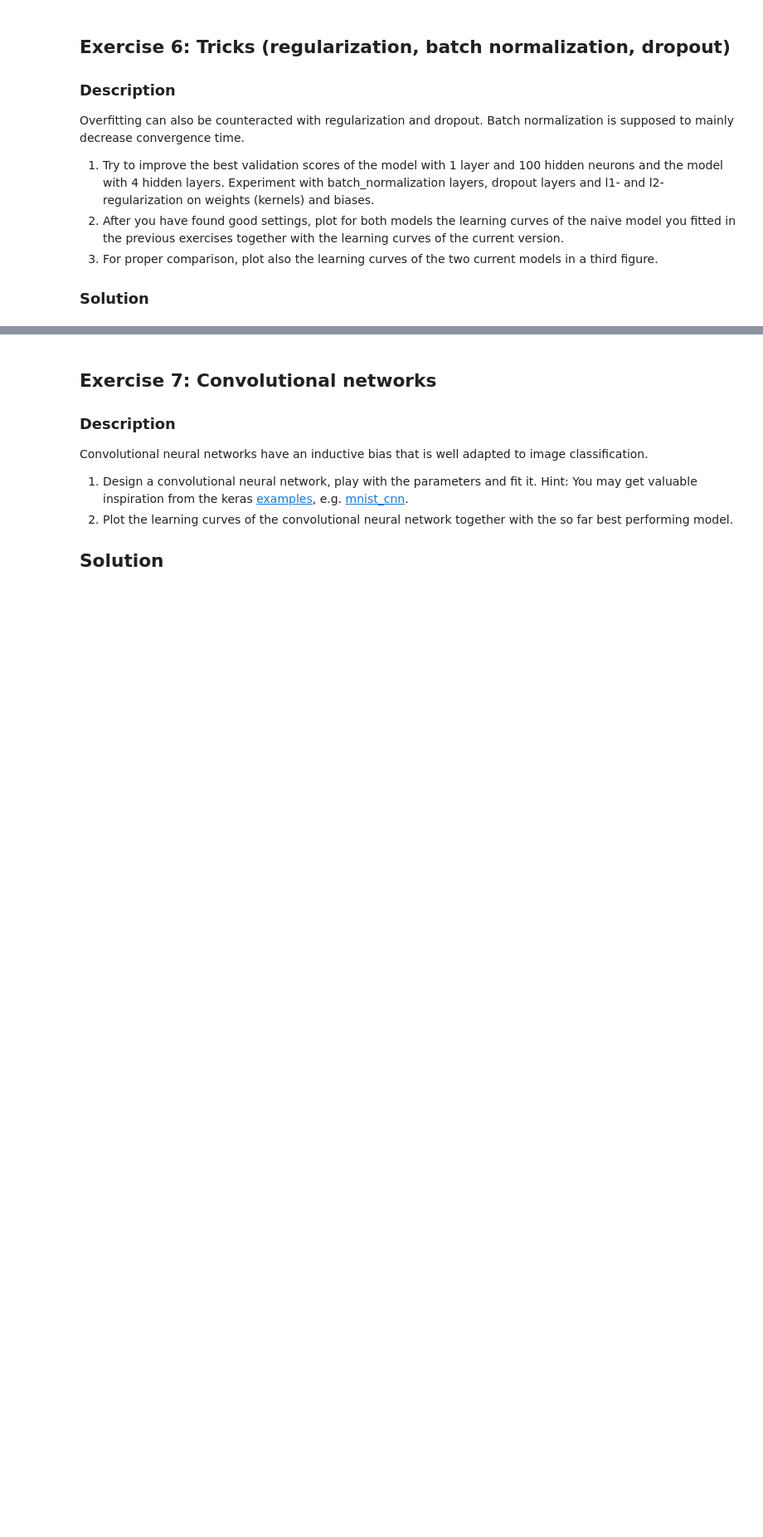
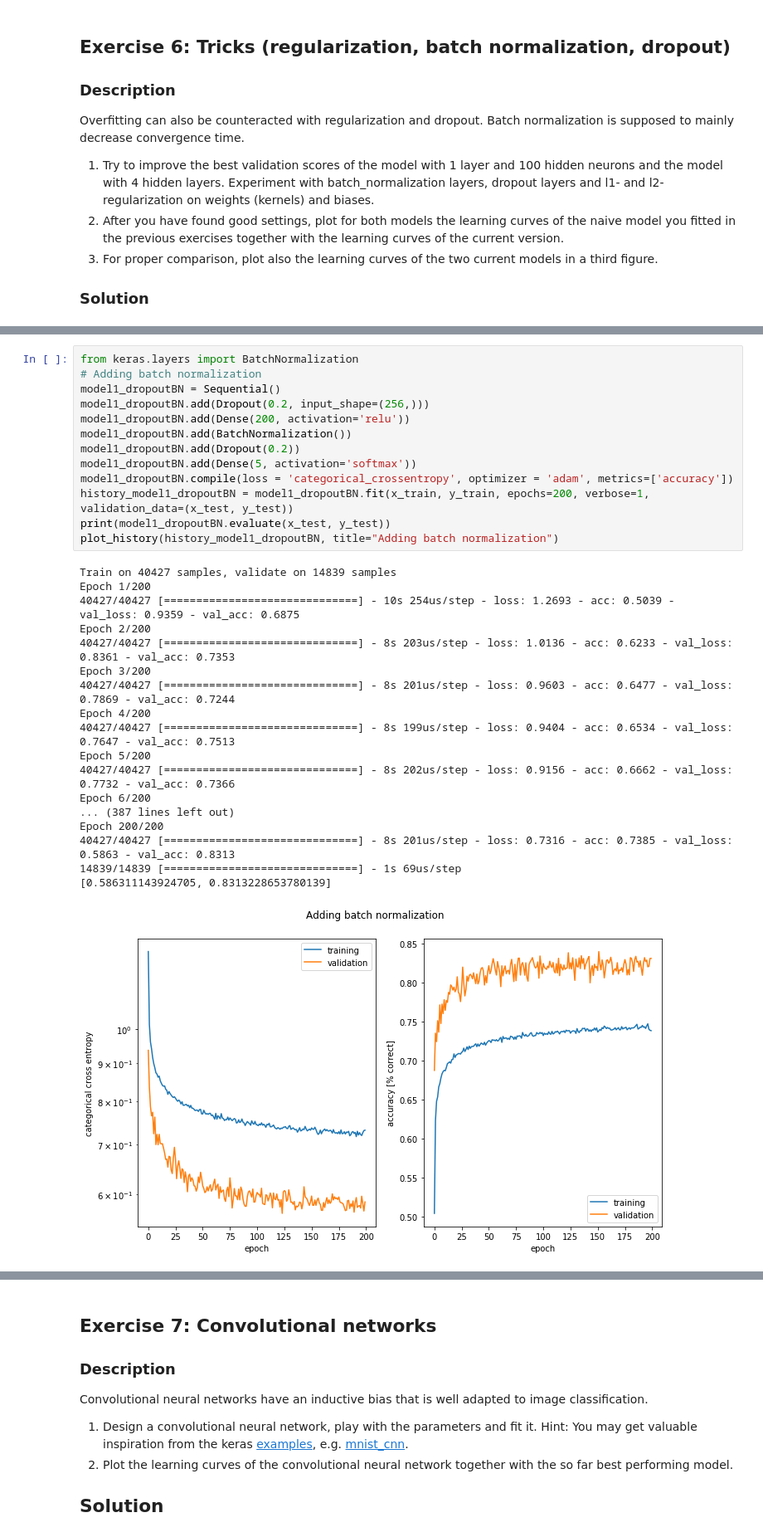
Before and after one commit to adrian-valente/ANN_project1, a Jupyter notebook: miniproject1.ipynb, the cells around one changed output, grey strips where cells are left out. Shown at 83% size. Saved outputs shown, nothing was run; the diff lists cells and outputs as text; blank space fills up the shorter version.

```diff
--- a/miniproject1.ipynb
+++ b/miniproject1.ipynb
@@ -968,0 +1087,32 @@ Overfitting can also be counteracted with regularization and dropout. Batch norm
+# %%
+from keras.layers import BatchNormalization
+# Adding batch normalization
+model1_dropoutBN = Sequential()
+model1_dropoutBN.add(Dropout(0.2, input_shape=(256,)))
+model1_dropoutBN.add(Dense(200, activation='relu'))
+model1_dropoutBN.add(BatchNormalization())
+model1_dropoutBN.add(Dropout(0.2))
+model1_dropoutBN.add(Dense(5, activation='softmax'))
+model1_dropoutBN.compile(loss = 'categorical_crossentropy', optimizer = 'adam', metrics=['accuracy'])
+history_model1_dropoutBN = model1_dropoutBN.fit(x_train, y_train, epochs=200, verbose=1, validation_data=(x_test, y_test))
+print(model1_dropoutBN.evaluate(x_test, y_test))
+plot_history(history_model1_dropoutBN, title="Adding batch normalization")
+# %% [output]
+Train on 40427 samples, validate on 14839 samples
+Epoch 1/200
+40427/40427 [==============================] - 10s 254us/step - loss: 1.2693 - acc: 0.5039 - val_loss: 0.9359 - val_acc: 0.6875
+Epoch 2/200
+40427/40427 [==============================] - 8s 203us/step - loss: 1.0136 - acc: 0.6233 - val_loss: 0.8361 - val_acc: 0.7353
+Epoch 3/200
+40427/40427 [==============================] - 8s 201us/step - loss: 0.9603 - acc: 0.6477 - val_loss: 0.7869 - val_acc: 0.7244
+Epoch 4/200
+40427/40427 [==============================] - 8s 199us/step - loss: 0.9404 - acc: 0.6534 - val_loss: 0.7647 - val_acc: 0.7513
+Epoch 5/200
+40427/40427 [==============================] - 8s 202us/step - loss: 0.9156 - acc: 0.6662 - val_loss: 0.7732 - val_acc: 0.7366
+Epoch 6/200
+... (387 lines left out)
+Epoch 200/200
+40427/40427 [==============================] - 8s 201us/step - loss: 0.7316 - acc: 0.7385 - val_loss: 0.5863 - val_acc: 0.8313
+14839/14839 [==============================] - 1s 69us/step
+[0.586311143924705, 0.8313228653780139]
+[figure, added]
```
Also changed, not shown: parts of 9 cells of this notebook.
